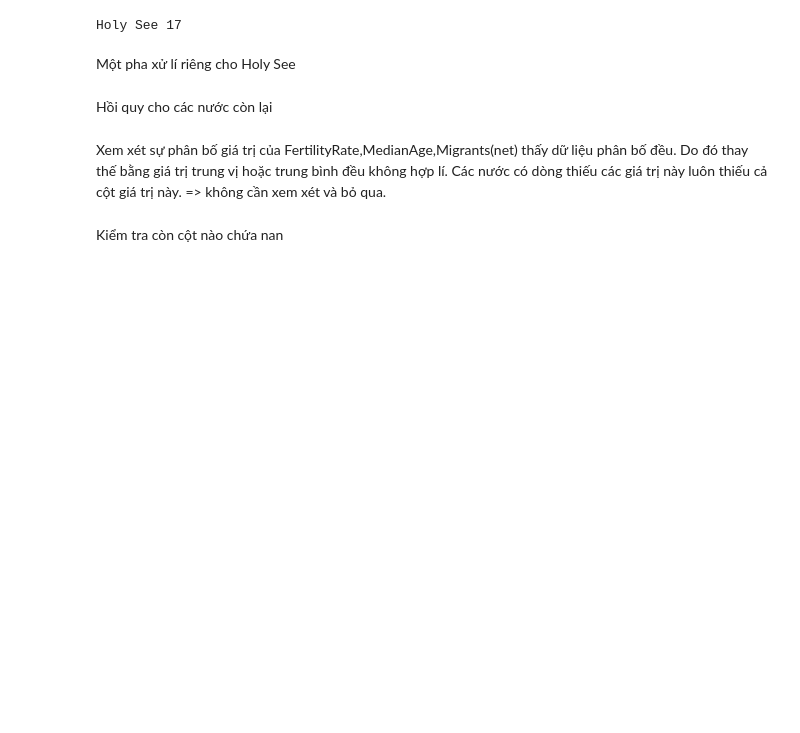
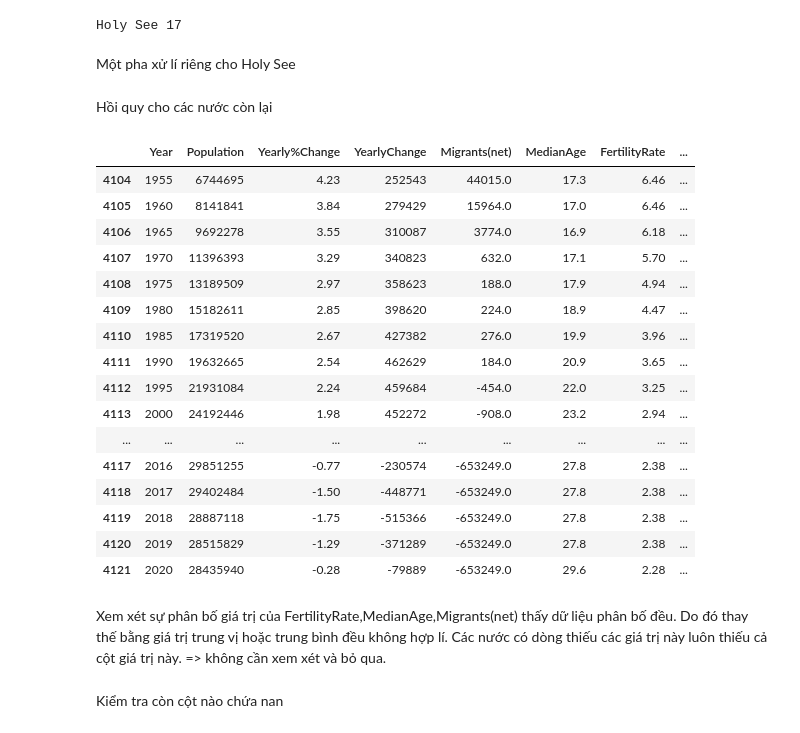
Before and after one commit to kun-zero162/NMKHDL-20_21-Final-Project, a Jupyter notebook: jupyter/2 pretreatment.ipynb, the cells around one changed output. Cells and saved outputs as stored; diff of their text form; code cells hidden in the pictures; blank space fills up the shorter version.

```diff
--- a/jupyter/2 pretreatment.ipynb
+++ b/jupyter/2 pretreatment.ipynb
@@ -175,5 +175,25 @@ def regressionFillUrban(df,Country):
 for i in missing_priority:
     regressionFillUrban(df,i)
+# %%
+df[df['Country']=='Venezuela']
+# %% [output]
+|  | Year | Population | Yearly%Change | YearlyChange | Migrants(net) | MedianAge | FertilityRate | ... |
+| 4104 | 1955 | 6744695 | 4.23 | 252543 | 44015.0 | 17.3 | 6.46 | ... |
+| 4105 | 1960 | 8141841 | 3.84 | 279429 | 15964.0 | 17.0 | 6.46 | ... |
+| 4106 | 1965 | 9692278 | 3.55 | 310087 | 3774.0 | 16.9 | 6.18 | ... |
+| 4107 | 1970 | 11396393 | 3.29 | 340823 | 632.0 | 17.1 | 5.70 | ... |
+| 4108 | 1975 | 13189509 | 2.97 | 358623 | 188.0 | 17.9 | 4.94 | ... |
+| 4109 | 1980 | 15182611 | 2.85 | 398620 | 224.0 | 18.9 | 4.47 | ... |
+| 4110 | 1985 | 17319520 | 2.67 | 427382 | 276.0 | 19.9 | 3.96 | ... |
+| 4111 | 1990 | 19632665 | 2.54 | 462629 | 184.0 | 20.9 | 3.65 | ... |
+| 4112 | 1995 | 21931084 | 2.24 | 459684 | -454.0 | 22.0 | 3.25 | ... |
+| 4113 | 2000 | 24192446 | 1.98 | 452272 | -908.0 | 23.2 | 2.94 | ... |
+| ... | ... | ... | ... | ... | ... | ... | ... | ... |
+| 4117 | 2016 | 29851255 | -0.77 | -230574 | -653249.0 | 27.8 | 2.38 | ... |
+| 4118 | 2017 | 29402484 | -1.50 | -448771 | -653249.0 | 27.8 | 2.38 | ... |
+| 4119 | 2018 | 28887118 | -1.75 | -515366 | -653249.0 | 27.8 | 2.38 | ... |
+| 4120 | 2019 | 28515829 | -1.29 | -371289 | -653249.0 | 27.8 | 2.38 | ... |
+| 4121 | 2020 | 28435940 | -0.28 | -79889 | -653249.0 | 29.6 | 2.28 | ... |
 # %% [markdown]
 Xem xét sự phân bố giá trị của FertilityRate,MedianAge,Migrants(net) thấy dữ liệu phân bố đều.
 Do đó thay thế bằng giá trị trung vị hoặc trung bình đều không hợp lí.
```
Also changed, not shown: parts of 1 cell of this notebook, 6 other files.
